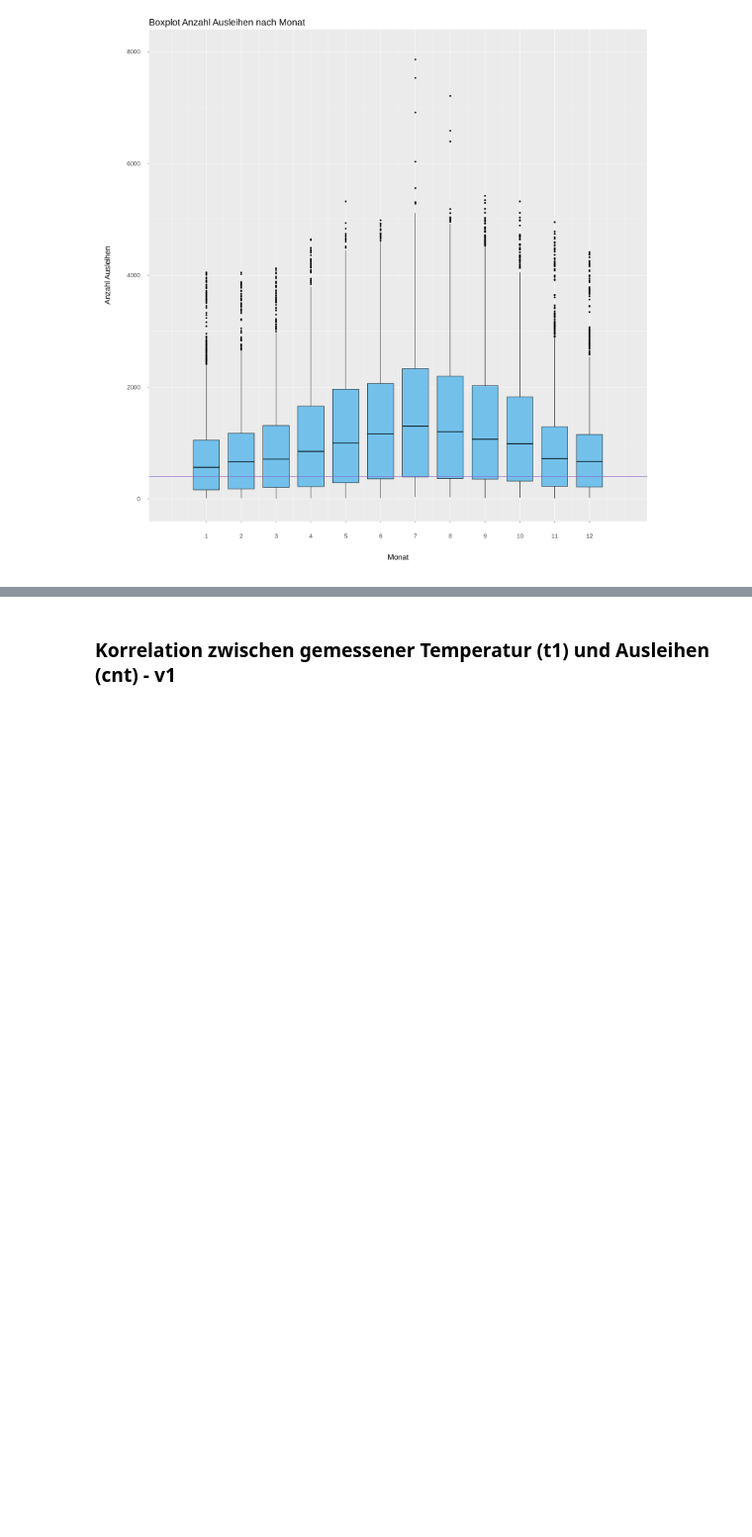
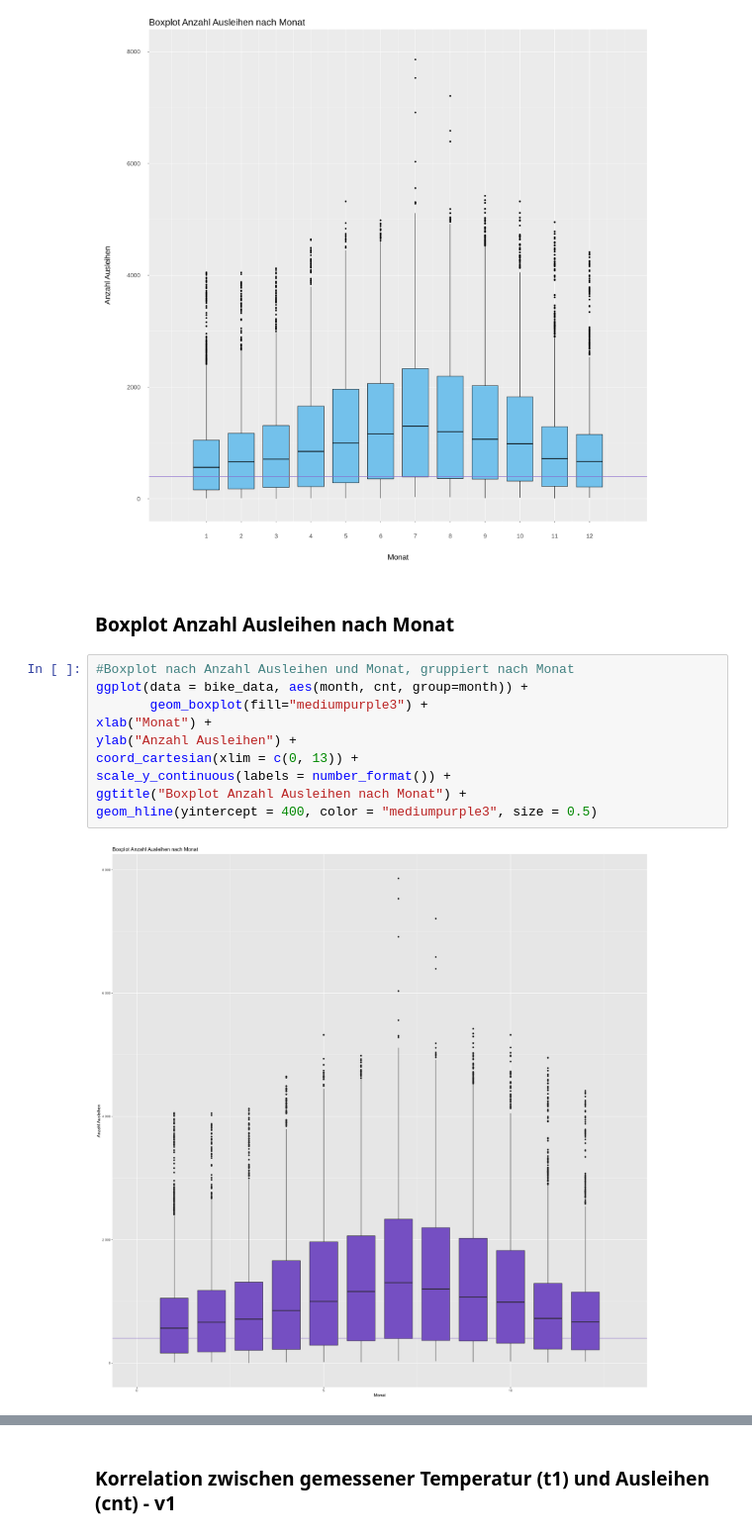
Before and after one commit to qcal12/BINA_Bike-Sharing-Economie, a Jupyter notebook: Bike Sharing Economie .ipynb, the cells around one changed output, grey strips where cells are left out. Shown at 99% size. Cells and saved outputs as stored; diff of their text form; blank space fills up the shorter version.

```diff
--- a/Bike Sharing Economie .ipynb
+++ b/Bike Sharing Economie .ipynb
@@ -472,3 +475,17 @@ options(repr.plot.width = 20, repr.plot.height = 20, repr.plot.res = 100)
 Scale for 'y' is already present. Adding another scale for 'y', which will
 replace the existing scale.
 [figure]
+# %% [markdown]
+### Boxplot Anzahl Ausleihen nach Monat
+# %%
+#Boxplot nach Anzahl Ausleihen und Monat, gruppiert nach Monat
+ggplot(data = bike_data, aes(month, cnt, group=month)) +
+       geom_boxplot(fill="mediumpurple3") +
+xlab("Monat") +
+ylab("Anzahl Ausleihen") +
+coord_cartesian(xlim = c(0, 13)) +
+scale_y_continuous(labels = number_format()) +
+ggtitle("Boxplot Anzahl Ausleihen nach Monat") +
+geom_hline(yintercept = 400, color = "mediumpurple3", size = 0.5)
+# %% [output]
+[figure, added]
```
Also changed, not shown: parts of 14 cells of this notebook.
